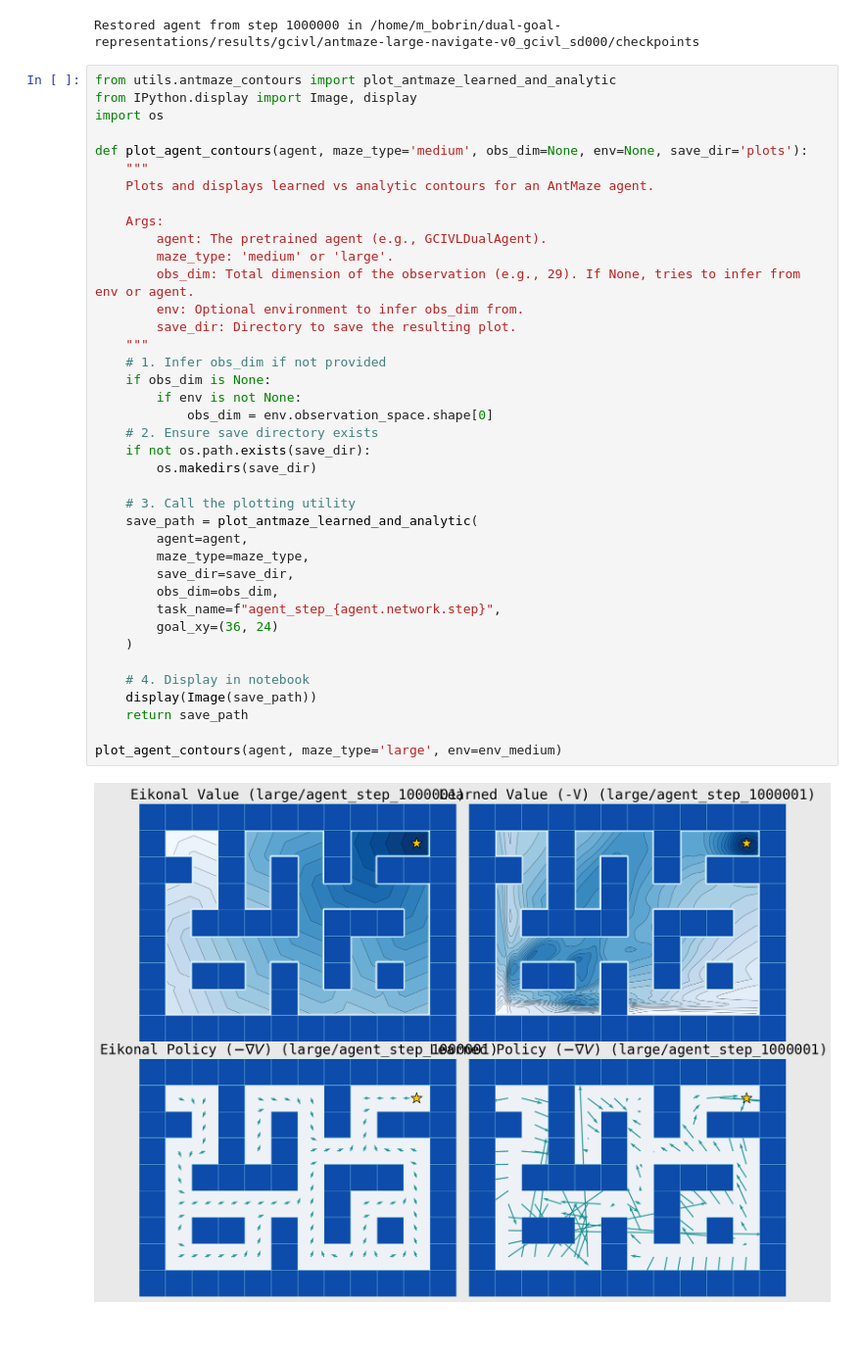
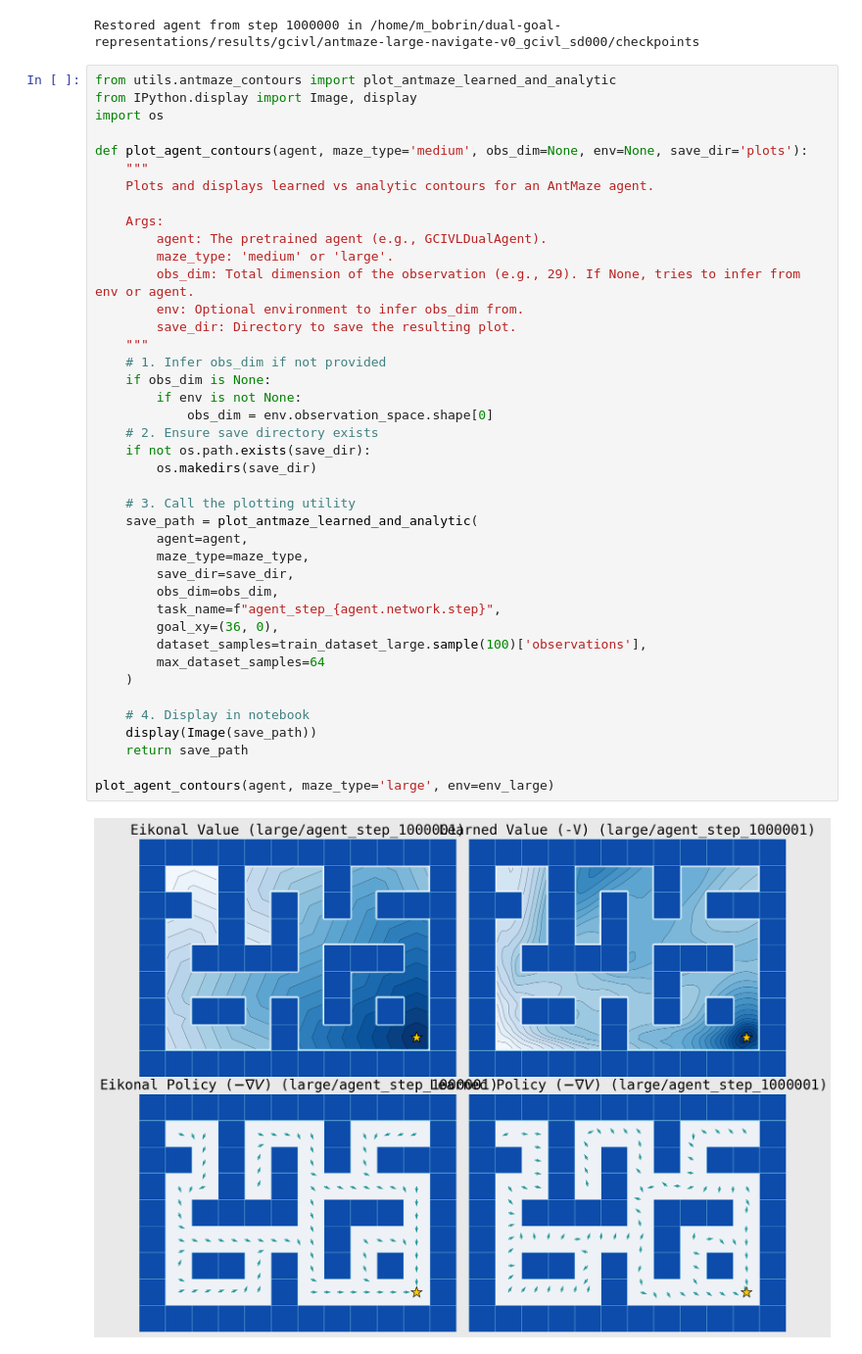
Before and after one commit to skylooop/dual-goal-representations, a Jupyter notebook: notebooks/ckpts.ipynb, the cells around one changed output. Shown at 98% size. Drawn from its saved outputs; the diff is of its cells as text.

```diff
--- a/notebooks/ckpts.ipynb
+++ b/notebooks/ckpts.ipynb
@@ -66,34 +66,36 @@ def plot_agent_contours(agent, maze_type='medium', obs_dim=None, env=None, save_
 
     Args:
         agent: The pretrained agent (e.g., GCIVLDualAgent).
         maze_type: 'medium' or 'large'.
         obs_dim: Total dimension of the observation (e.g., 29). If None, tries to infer from env or agent.
         env: Optional environment to infer obs_dim from.
         save_dir: Directory to save the resulting plot.
     """
     # 1. Infer obs_dim if not provided
     if obs_dim is None:
         if env is not None:
             obs_dim = env.observation_space.shape[0]
     # 2. Ensure save directory exists
     if not os.path.exists(save_dir):
         os.makedirs(save_dir)
 
     # 3. Call the plotting utility
     save_path = plot_antmaze_learned_and_analytic(
         agent=agent,
         maze_type=maze_type,
         save_dir=save_dir,
         obs_dim=obs_dim,
         task_name=f"agent_step_{agent.network.step}",
-        goal_xy=(36, 24)
+        goal_xy=(36, 0),
+        dataset_samples=train_dataset_large.sample(100)['observations'],
+        max_dataset_samples=64
     )
 
     # 4. Display in notebook
     display(Image(save_path))
     return save_path
 
-plot_agent_contours(agent, maze_type='large', env=env_medium)
+plot_agent_contours(agent, maze_type='large', env=env_large)
 # %% [output]
-[figure, old version]
+[figure, new version]
 'plots/antmaze_large_agent_step_1000001_learned_analytic_contours.png'
```
Also changed, not shown: parts of 2 cells of this notebook, 8 other files.
